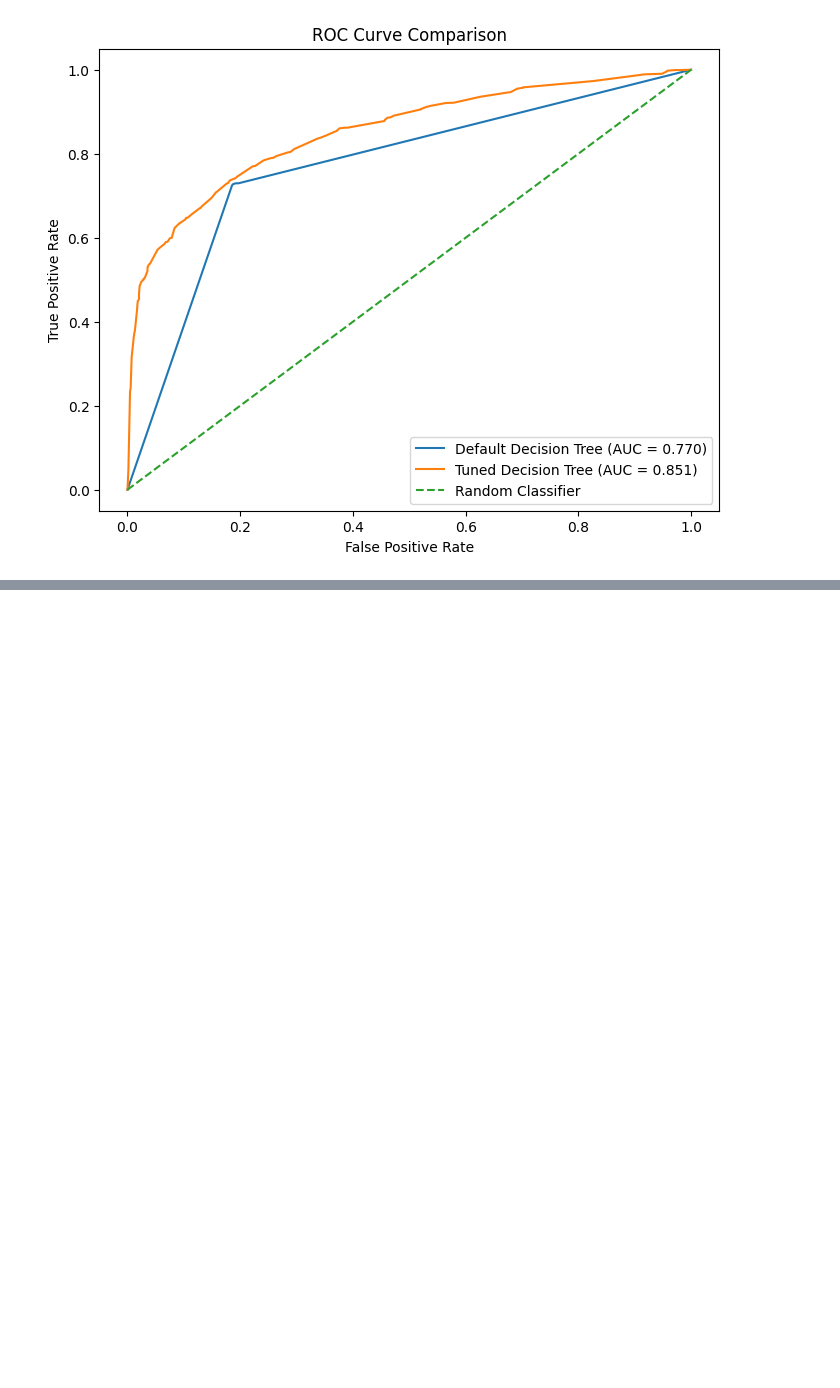
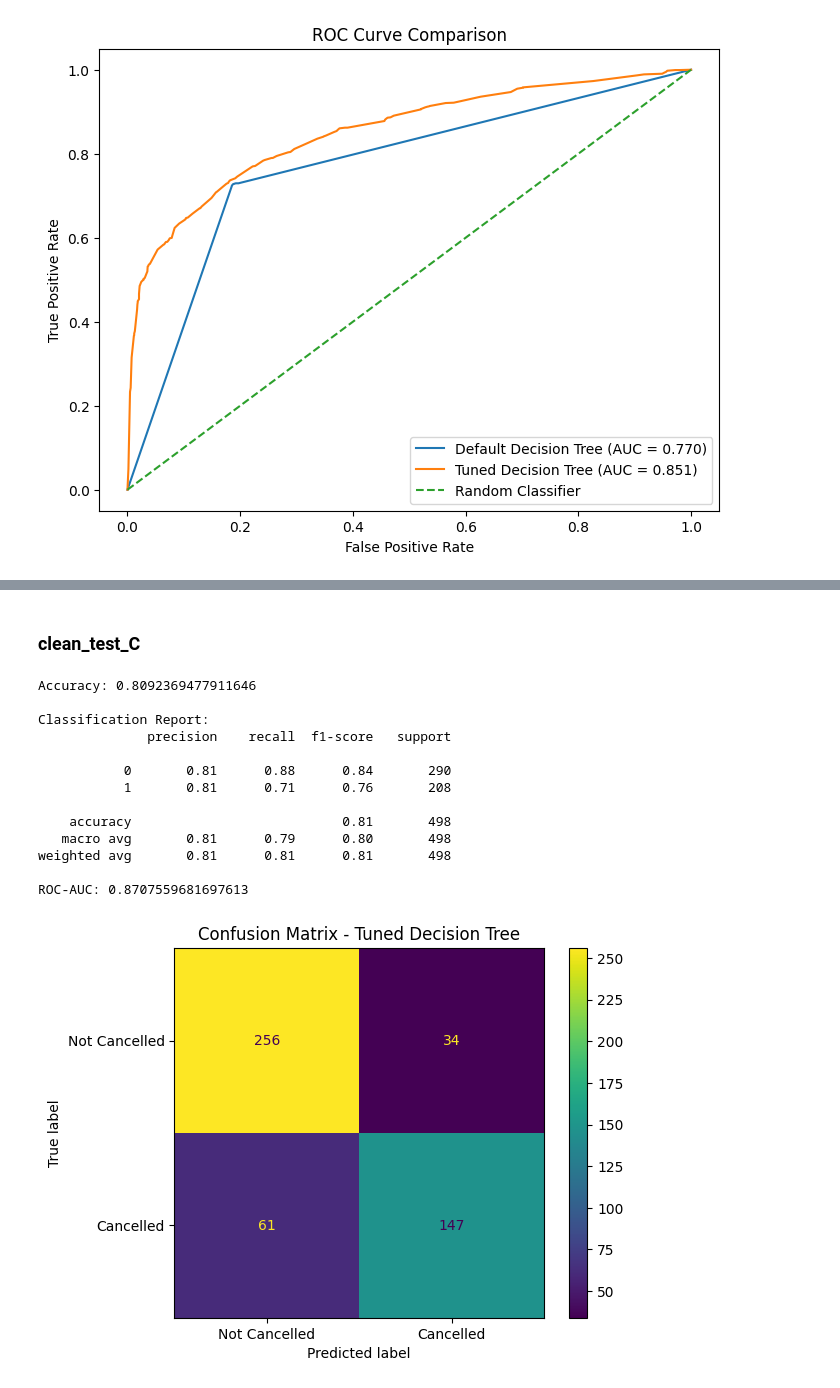
Before and after one commit to Matsuzaki-Yuta/CAB330_Assignment1, a Jupyter notebook: models/decision_tree.ipynb, the cells around one changed output, grey strips where cells are left out. Saved outputs shown, nothing was run; the diff lists cells and outputs as text; code cells hidden in the pictures; blank space fills up the shorter version.

```diff
--- a/models/decision_tree.ipynb
+++ b/models/decision_tree.ipynb
@@ -308,0 +405,23 @@ plot_roc_comparison(
+# %% [markdown]
+### clean_test_C
+# %%
+evaluate_individual_dataset(
+    best_tree,
+    "../data/clean_test_C.csv",
+    model_name="Tuned Decision Tree"
+)
+# %% [output]
+Accuracy: 0.8092369477911646
+
+Classification Report:
+              precision    recall  f1-score   support
+
+           0       0.81      0.88      0.84       290
+           1       0.81      0.71      0.76       208
+
+    accuracy                           0.81       498
+   macro avg       0.81      0.79      0.80       498
+weighted avg       0.81      0.81      0.81       498
+
+ROC-AUC: 0.8707559681697613
+[figure, added]
```
Also changed, not shown: parts of 7 cells of this notebook.
